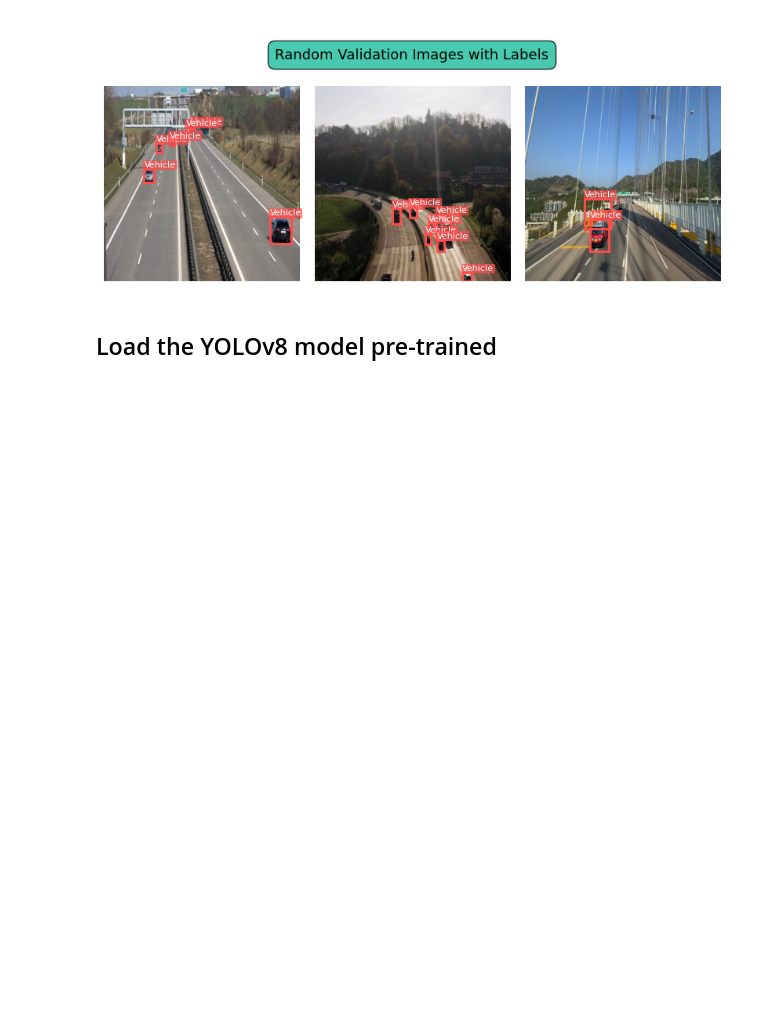
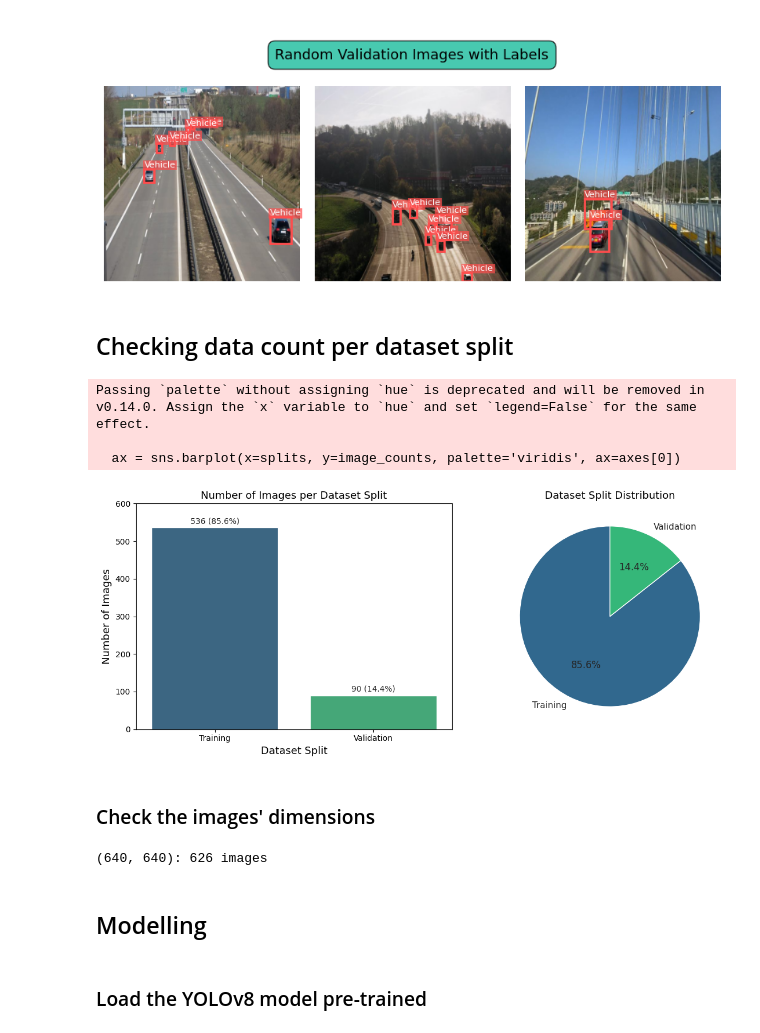
Before and after one commit to khangbkk23/Self-DrivingCarUsingDDPG, a Jupyter notebook: yolo_detect_object/realtime_detect_car/pipeline.ipynb, the cells around one changed output. Cells and saved outputs as stored; diff of their text form; code cells hidden in the pictures; blank space fills up the shorter version.

Commit message:
Train model 11

```diff
--- a/yolo_detect_object/realtime_detect_car/pipeline.ipynb
+++ b/yolo_detect_object/realtime_detect_car/pipeline.ipynb
@@ -179,3 +179,50 @@ for split_name, paths in image_paths.items():
 # %% [output]
 [figure]
 [figure]
+# %% [markdown]
+## Checking data count per dataset split
+# %%
+splits = list(image_paths.keys())
+image_counts = [len(paths) for paths in image_paths.values()]
+total_images = sum(image_counts)
+
+fig, axes = plt.subplots(1, 2, figsize=(12,5))  # 1 hàng, 2 cột
+
+# --- Barplot ---
+sns.set_theme(style="darkgrid")
+ax = sns.barplot(x=splits, y=image_counts, palette='viridis', ax=axes[0])
+
+for i, count in enumerate(image_counts):
+    percent = count / total_images * 100
+    ax.text(
+        i, count + total_images*0.01,
+        f"{count} ({percent:.1f}%)",
+        ha='center', va='bottom', fontsize=10
+    )
+
+axes[0].set_title('Number of Images per Dataset Split', fontsize=13)
+axes[0].set_xlabel('Dataset Split', fontsize=13)
+axes[0].set_ylabel('Number of Images', fontsize=13)
+axes[0].set_yticks(range(0, 601, 100))
+
+# --- Pie chart ---
+colors = sns.color_palette("viridis", len(splits))
+axes[1].pie(
+    image_counts,
+    labels=splits,
+    autopct='%1.1f%%',
+    startangle=90,
+    colors=colors,
+    wedgeprops={'edgecolor': 'white'}
+)
+axes[1].set_title("Dataset Split Distribution", fontsize=13)
+
+plt.tight_layout()
+plt.show()
+# %% [output]
+Passing `palette` without assigning `hue` is deprecated and will be removed in v0.14.0. Assign the `x` variable to `hue` and set `legend=False` for the same effect.
+
+  ax = sns.barplot(x=splits, y=image_counts, palette='viridis', ax=axes[0])
+[figure, added]
+# %% [markdown]
+### Check the images' dimensions
@@ -182,4 +241,11 @@ for split_name, paths in image_paths.items():
+# %%
+for shape, count in shape_counts.most_common():
+    print(f"{shape}: {count} images")
+# %% [output]
+(640, 640): 626 images
+# %% [markdown]
+## Modelling
 # %% [markdown]
-## Load the YOLOv8 model pre-trained
+### Load the YOLOv8 model pre-trained
 # %%
 # Load a pretrained YOLOv8n model from Ultralytics
```
Also changed, not shown: parts of 6 cells of this notebook, 5 other files.
